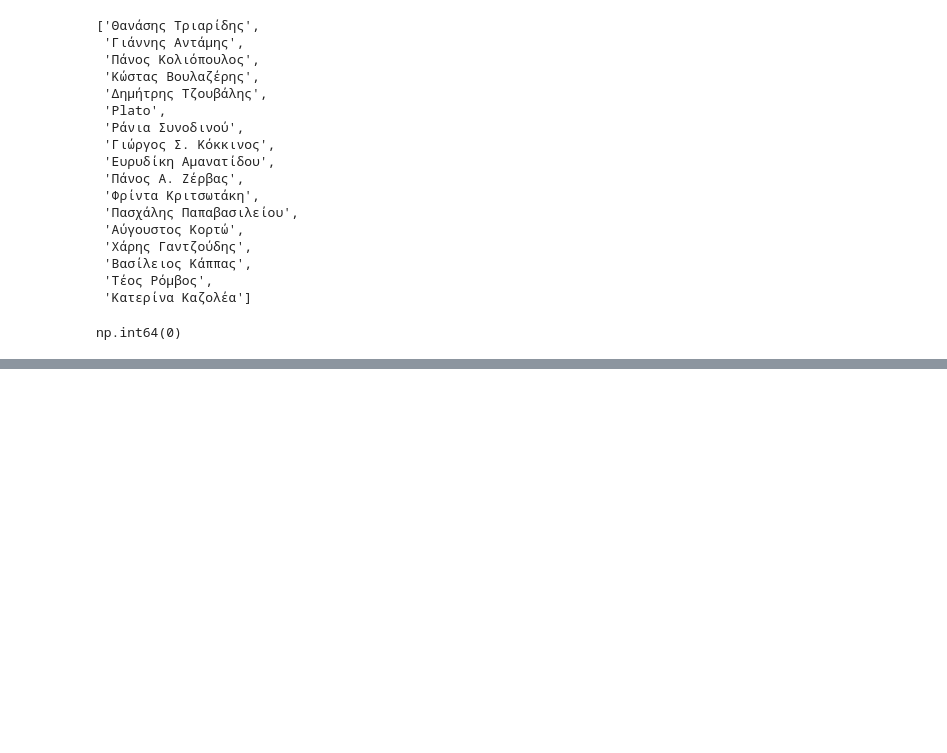
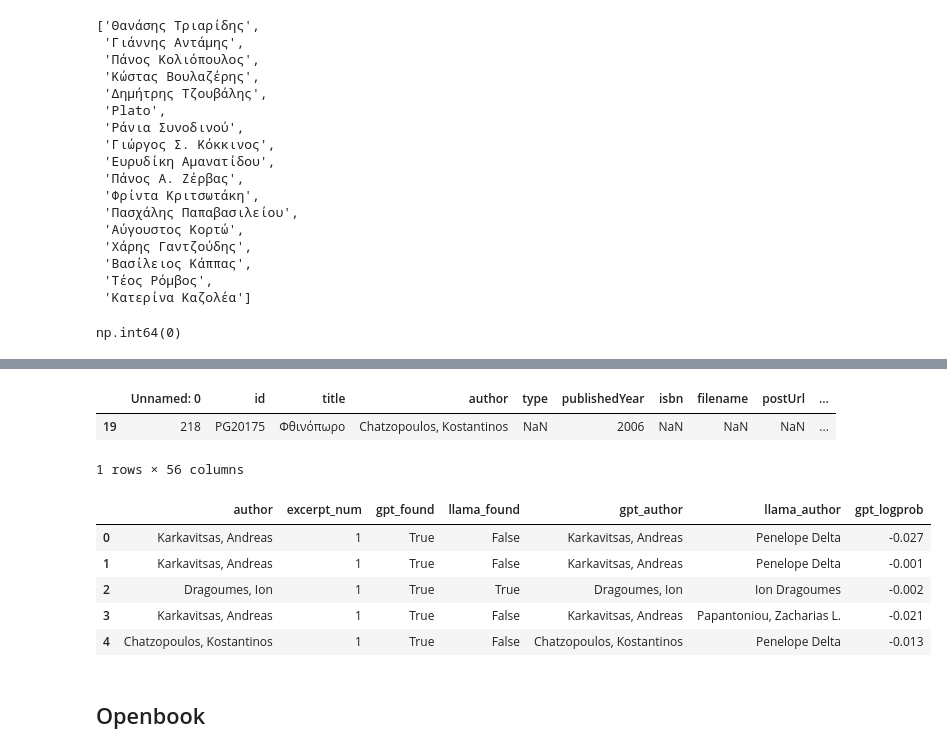
Before and after one commit to greek-nlp/benchmark, a Jupyter notebook: gr_author_data_exploration.ipynb, the cells around one changed output, grey strips where cells are left out. Drawn from its saved outputs; the diff is of its cells as text; code cells hidden in the pictures; blank space fills up the shorter version.

```diff
--- a/gr_author_data_exploration.ipynb
+++ b/gr_author_data_exploration.ipynb
@@ -257,0 +736,13 @@ barzokas_pop.to_csv('barzokas_10ex_anonymized.csv.gz', compression='gzip')
+# %%
+from tqdm.notebook import tqdm
+
+for i in tqdm(range(1, 11)):
+    results = [
+        gpt_prompt(t, instruct, temperature=temp, return_logprob=return_logprob)
+        for t in gutenberg_dataset[f'excerpt_{i}'].values
+    ]
+
+    # Unpack into two columns
+    gutenberg_dataset[f'gpt_{i}_author'] = [r[0] for r in results]      # predicted author
+    gutenberg_dataset[f'gpt_{i}_logprob'] = [round(r[1], 3) for r in results]     # mean log probability
+gutenberg_dataset.sample()
@@ -257,0 +753,11 @@ barzokas_pop.to_csv('barzokas_10ex_anonymized.csv.gz', compression='gzip')
+# %%
+from tqdm.notebook import tqdm
+
+for i in tqdm(range(1, 11)):
+  gutenberg_dataset[f'llama_{i}_author'] = [llama_prompt(t, instruct, temperature=temp) for t in tqdm(gutenberg_dataset[f'excerpt_{i}'].values)]
+
+gutenberg_dataset.sample()
+# %% [output]
+|  | Unnamed: 0 | id | title | author | type | publishedYear | isbn | filename | postUrl | ... |
+| 19 | 218 | PG20175 | Φθινόπωρο | Chatzopoulos, Kostantinos | NaN | 2006 | NaN | NaN | NaN | ... |
+1 rows × 56 columns
@@ -257,0 +766,47 @@ barzokas_pop.to_csv('barzokas_10ex_anonymized.csv.gz', compression='gzip')
+# %%
+import pandas as pd
+
+# Columns to keep from original dataframe
+base_cols = ['Unnamed: 0', 'id', 'title', 'author', 'type', 'publishedYear', 'isbn',
+             'filename', 'postUrl', 'attachmentUrl', 'authorYearOfBirth',
+             'authorYearOfDeath', 'tokensCount', 'status', 'publisher']
+
+rows = []
+
+for i in range(1, 11):
+    excerpt_col = f'excerpt_{i}'
+    gpt_author_col = f'gpt_{i}_author'
+    gpt_logprob_col = f'gpt_{i}_logprob'
+    llama_author_col = f'llama_{i}_author'
+
+    for idx, row in gutenberg_dataset.iterrows():
+        gpt_found = str(row['author']).strip().split(',')[0] in str(row[gpt_author_col]).strip()
+        llama_found = str(row['author']).strip().split(',')[0] in str(row[llama_author_col]).strip()
+
+        if gpt_found or llama_found:
+            rows.append({
+                **row[base_cols].to_dict(),
+                'excerpt_num': i,
+                'gpt_found': gpt_found,
+                'llama_found': llama_found,
+                'gpt_logprob': row[gpt_logprob_col],
+                'excerpt_text': row[excerpt_col],
+                'gpt_author': row[gpt_author_col],
+                'llama_author': row[llama_author_col],
+            })
+
+# Create the filtered dataframe
+test_gb_df = pd.DataFrame(rows)
+
+# Optional: reorder columns nicely
+cols_order = base_cols + ['excerpt_num', 'excerpt_text', 'gpt_found', 'llama_found', 'gpt_author', 'gpt_logprob', 'llama_author']
+test_gb_df = test_gb_df[cols_order]
+test_gb_df[['author','excerpt_num','gpt_found', 'llama_found',
+       'gpt_author', 'llama_author', 'gpt_logprob']].head()
+# %% [output]
+|  | author | excerpt_num | gpt_found | llama_found | gpt_author | llama_author | gpt_logprob |
+| 0 | Karkavitsas, Andreas | 1 | True | False | Karkavitsas, Andreas | Penelope Delta | -0.027 |
+| 1 | Karkavitsas, Andreas | 1 | True | False | Karkavitsas, Andreas | Penelope Delta | -0.001 |
+| 2 | Dragoumes, Ion | 1 | True | True | Dragoumes, Ion | Ion Dragoumes | -0.002 |
+| 3 | Karkavitsas, Andreas | 1 | True | False | Karkavitsas, Andreas | Papantoniou, Zacharias L. | -0.021 |
+| 4 | Chatzopoulos, Kostantinos | 1 | True | False | Chatzopoulos, Kostantinos | Penelope Delta | -0.013 |
@@ -257,0 +815,2 @@ barzokas_pop.to_csv('barzokas_10ex_anonymized.csv.gz', compression='gzip')
+# %% [markdown]
+## Openbook
```
Also changed, not shown: parts of 64 cells of this notebook.
